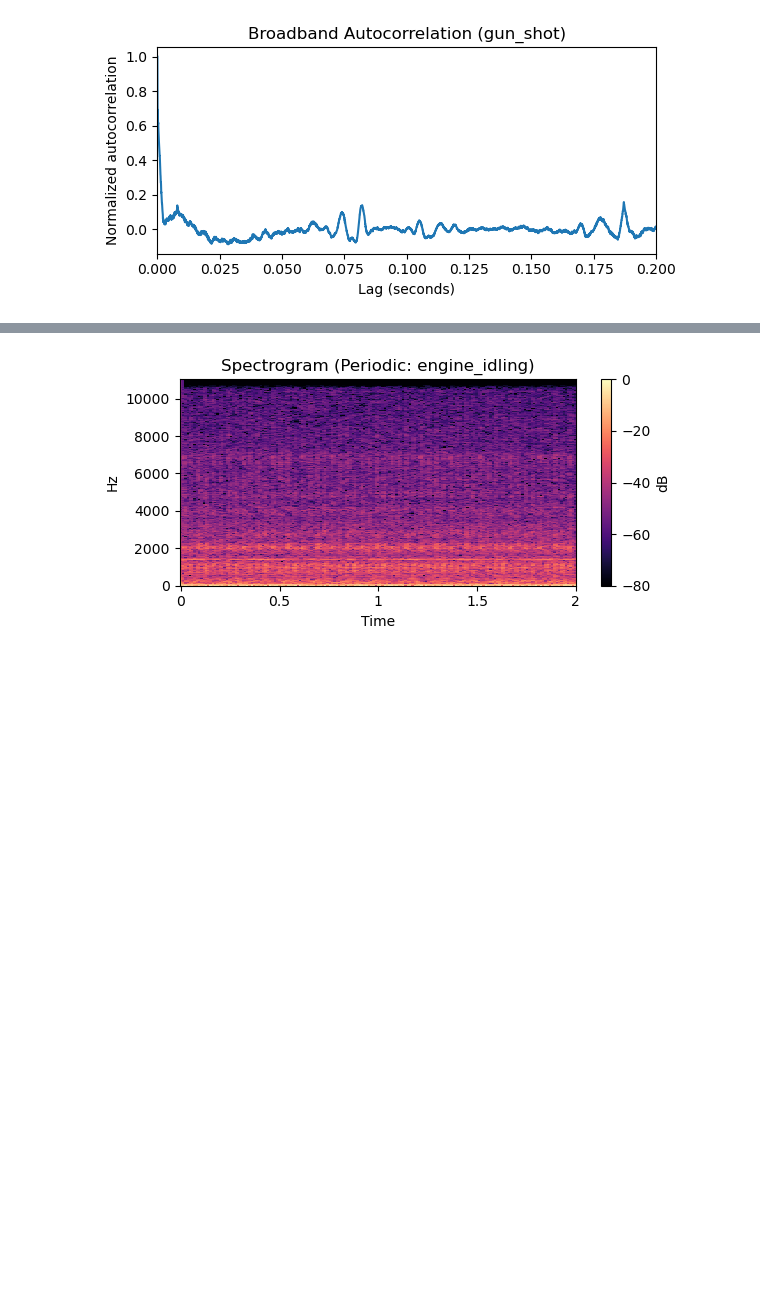
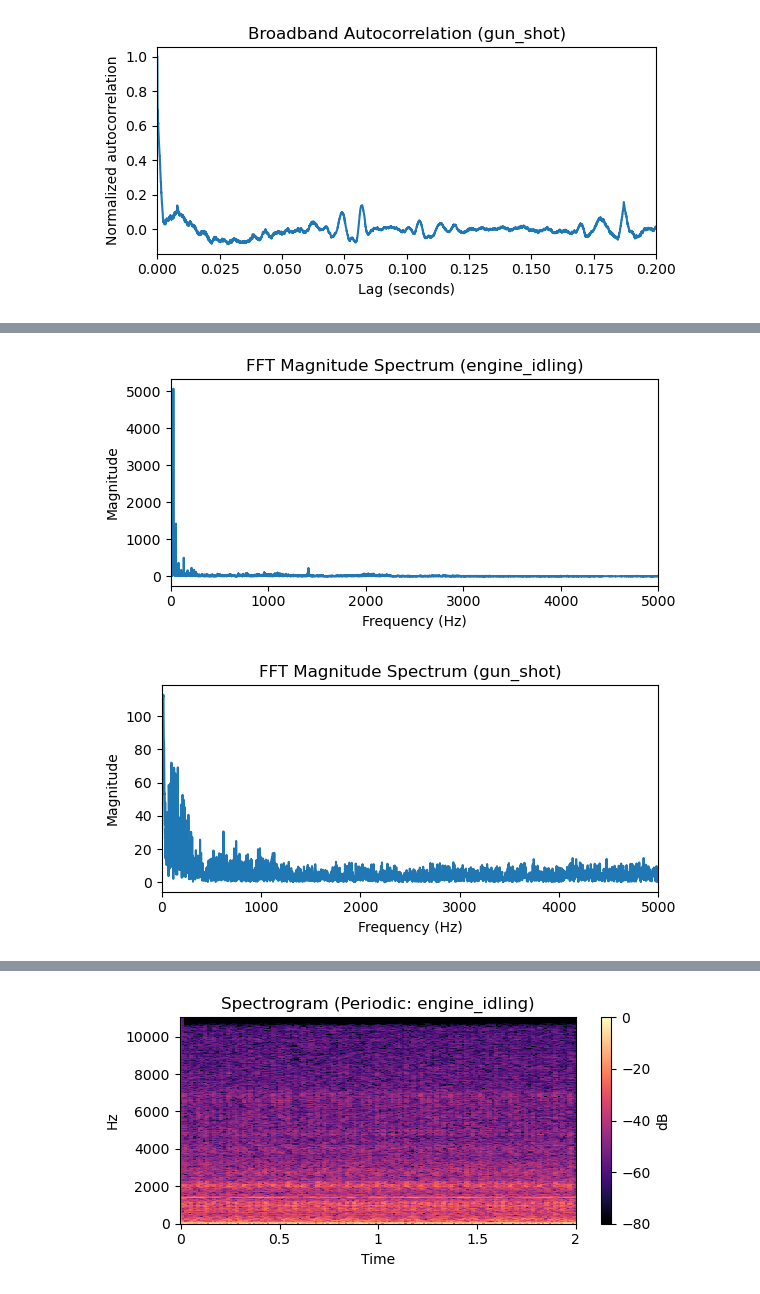
Before and after one commit to MrSavinK/SingalProcProj, a Jupyter notebook: final_report.ipynb, the cells around one changed output, grey strips where cells are left out. Saved outputs shown, nothing was run; the diff lists cells and outputs as text; code cells hidden in the pictures; blank space fills up the shorter version.

```diff
--- a/final_report.ipynb
+++ b/final_report.ipynb
@@ -421,0 +406,38 @@ to quantitatively compare periodic and broadband sounds across the dataset.
+# %%
+import numpy as np
+import matplotlib.pyplot as plt
+
+def plot_fft_magnitude(x, sr, title, fmax=5000):
+    """
+    Plot FFT magnitude spectrum for a 1D audio signal.
+    """
+    N = len(x)
+    x = x - np.mean(x)  # remove DC
+    window = np.hanning(N)
+    xw = x * window
+
+    X = np.fft.rfft(xw)
+    freqs = np.fft.rfftfreq(N, d=1/sr)
+    mag = np.abs(X)
+
+    plt.figure(figsize=(6, 3))
+    plt.plot(freqs, mag)
+    plt.xlim(0, fmax)
+    plt.xlabel("Frequency (Hz)")
+    plt.ylabel("Magnitude")
+    plt.title(title)
+    plt.tight_layout()
+    plt.show()
+# %%
+plot_fft_magnitude(
+    periodic_example[0], SAMPLE_RATE,
+    f"FFT Magnitude Spectrum ({periodic_example[1]})"
+)
+
+plot_fft_magnitude(
+    broadband_example[0], SAMPLE_RATE,
+    f"FFT Magnitude Spectrum ({broadband_example[1]})"
+)
+# %% [output]
+[figure, added]
+[figure, added]
```
Also changed, not shown: parts of 15 cells of this notebook.
